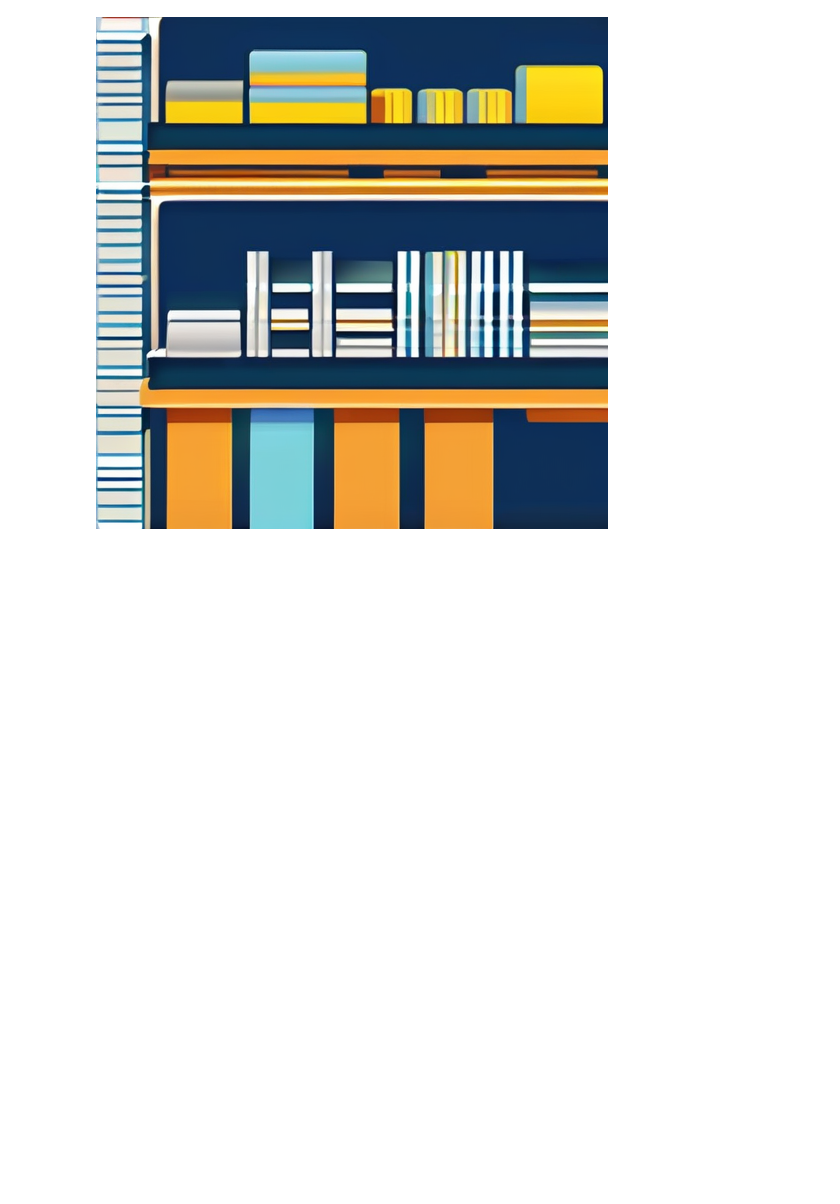
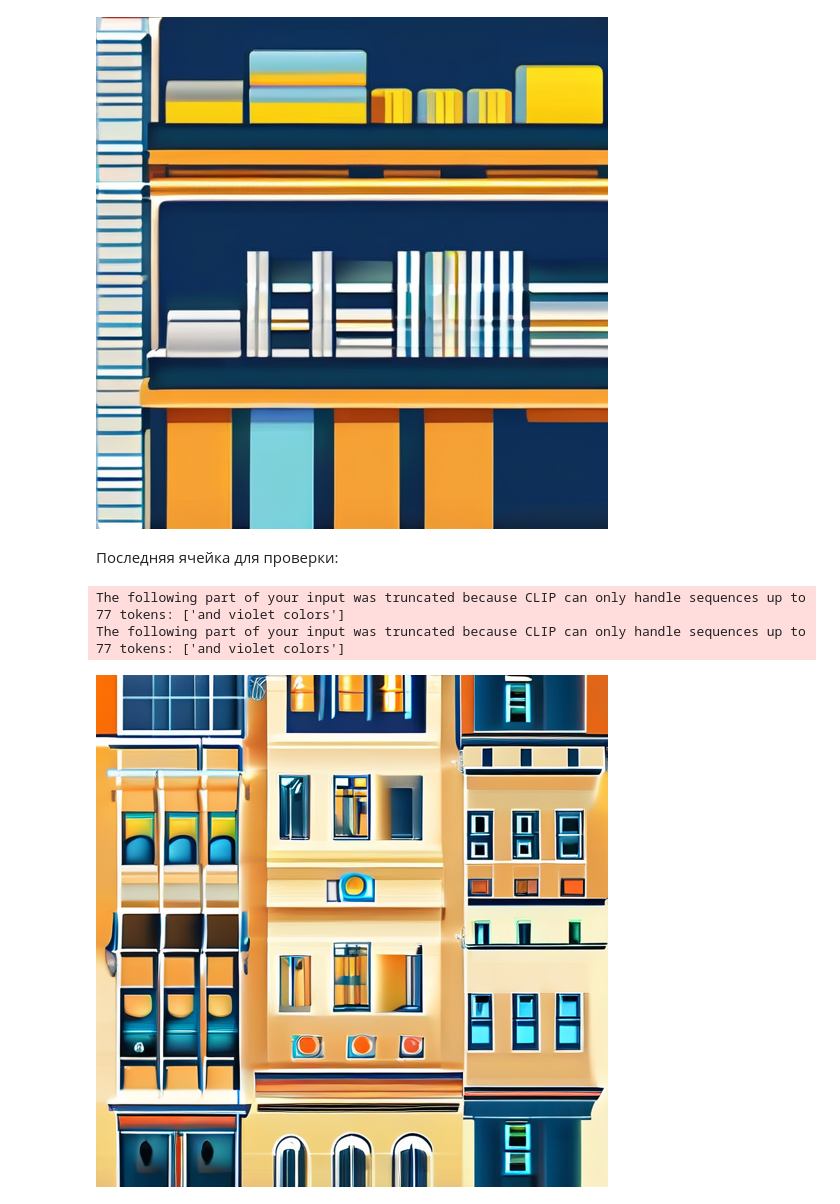
Before and after one commit to desve/vk-text-to-image-demo, a Jupyter notebook: 04_service_layer.ipynb, the cells around one changed output. Drawn from its saved outputs; the diff is of its cells as text; code cells hidden in the pictures; blank space fills up the shorter version.

```diff
--- a/04_service_layer.ipynb
+++ b/04_service_layer.ipynb
@@ -153,3 +153,20 @@ test_img
 The following part of your input was truncated because CLIP can only handle sequences up to 77 tokens: ['and violet colors']
 The following part of your input was truncated because CLIP can only handle sequences up to 77 tokens: ['and violet colors']
 [figure]
+# %% [markdown]
+Последняя ячейка для проверки:
+# %%
+test_img = generate_image_for_app(
+    scene_name="Самопрезентация",
+    style_key="vk_flat",
+    user_text="я выступаю на сцене с пет‑проектом про рекомендательную систему",
+    steps=20,
+    guidance=7.5,
+    height=512,
+    width=512,
+)
+test_img
+# %% [output]
+The following part of your input was truncated because CLIP can only handle sequences up to 77 tokens: ['and violet colors']
+The following part of your input was truncated because CLIP can only handle sequences up to 77 tokens: ['and violet colors']
+[figure, added]
```
